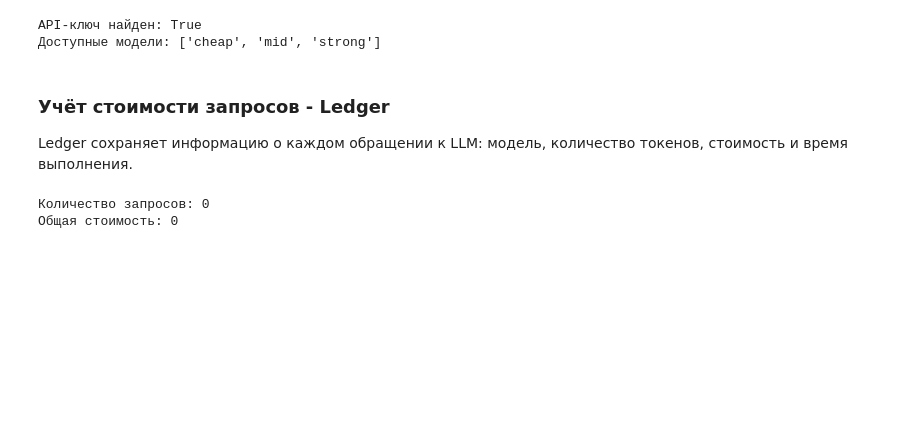
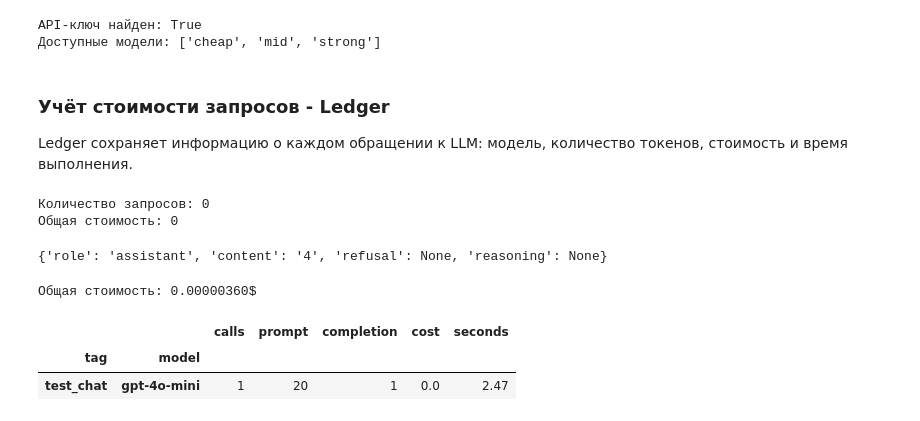
Before and after one commit to dshkkp/llm-agent-homework-01, a Jupyter notebook: ai-agent-homework.ipynb, the cells around one changed output. Drawn from its saved outputs; the diff is of its cells as text; code cells hidden in the pictures; blank space fills up the shorter version.

Commit message:
+ function chat() in homework part

```diff
--- a/ai-agent-homework.ipynb
+++ b/ai-agent-homework.ipynb
@@ -544,33 +544,6 @@ API-ключ найден: True
 ### Учёт стоимости запросов - Ledger
 
 Ledger сохраняет информацию о каждом обращении к LLM: модель, количество токенов, стоимость и время выполнения.
-# %%
-@dataclass
-class Ledger:
-    calls: list = field(default_factory=list)
-
-    def add(self, tag, model, usage, seconds=0.0):
-        p = usage.get("prompt_tokens", 0)
-        c = usage.get("completion_tokens", 0)
-        cost = usage.get("cost") or 0.0
-
-        self.calls.append({"tag": tag, "model": model.split("/")[-1], "prompt": p,
-                            "completion": c, "cost": cost, "seconds": round(seconds, 2)})
-
-        return cost
-
-    @property
-    def total(self):
-        return sum(c["cost"] for c in self.calls)
-
-    def table(self):
-        df = pd.DataFrame(self.calls)
-
-        return df.groupby(["tag", "model"]).agg( calls=("cost", "size"),  prompt=("prompt", "sum"),
-            completion=("completion", "sum"), cost=("cost", "sum"), seconds=("seconds", "sum")).round(5)
-
-
-ledger = Ledger()
 # %%
 @dataclass
 class Ledger:
@@ -629,0 +623,14 @@ def post_with_retry(body, attempts=4):
+# %%
+response = chat( messages=[ {"role": "user", "content": "Сколько будет 2+2? Ответь одним числом"}], model=MODELS["cheap"],tag="test_chat")
+
+print(response)
+# %% [output]
+{'role': 'assistant', 'content': '4', 'refusal': None, 'reasoning': None}
+# %%
+print(f"Общая стоимость: {ledger.total:.8f}$")
+ledger.table()
+# %% [output]
+Общая стоимость: 0.00000360$
+|  |  | calls | prompt | completion | cost | seconds |
+| tag | model |  |  |  |  |  |
+| test_chat | gpt-4o-mini | 1 | 20 | 1 | 0.0 | 2.47 |
```
Also changed, not shown: parts of 1 cell of this notebook.
